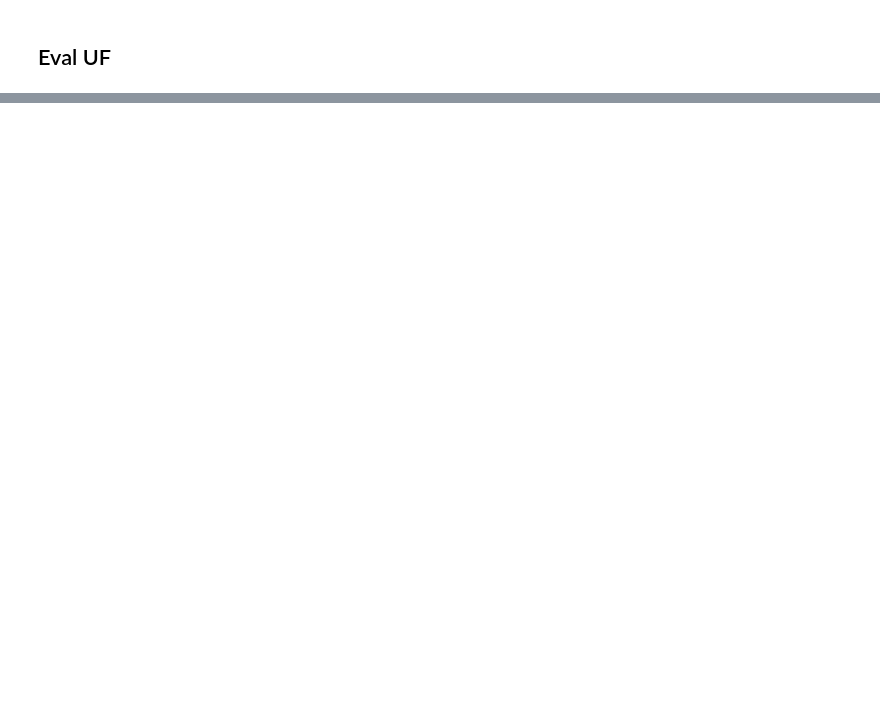
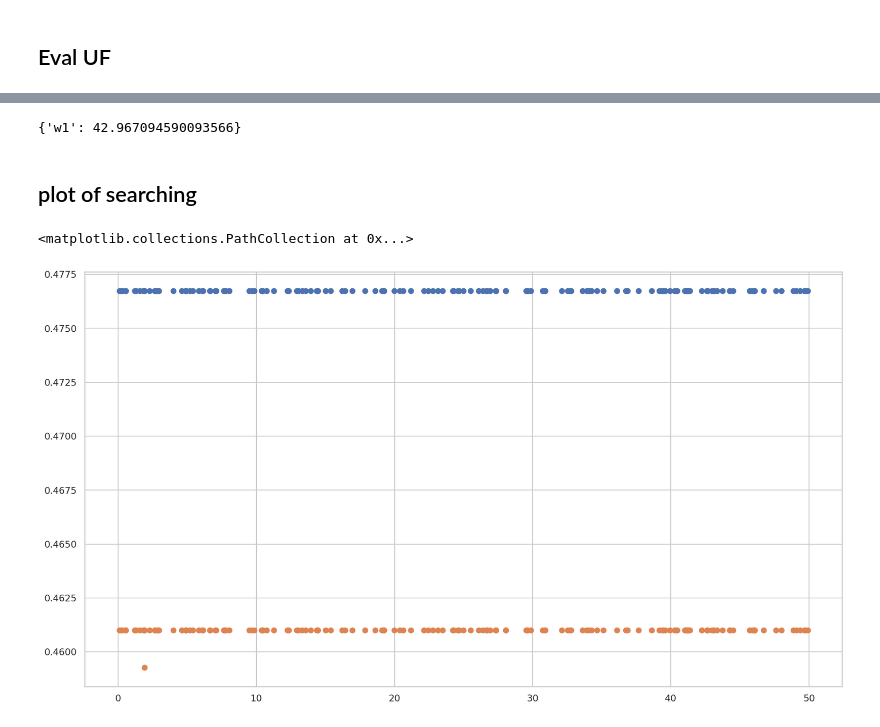
Before and after one commit to devyueightfive/recommendations_project, a Jupyter notebook: notebooks/recommend.ipynb, the cells around one changed output, grey strips where cells are left out. Drawn from its saved outputs; the diff is of its cells as text; code cells hidden in the pictures; blank space fills up the shorter version.

Commit message:
0.4688 score

```diff
--- a/notebooks/recommend.ipynb
+++ b/notebooks/recommend.ipynb
@@ -439,3 +495,7 @@ y = logs["item_id like".split()].values
+# %%
+re = RecommendationEstimator(UF.copy(), IF.copy(), 0, 0, remove_seen=True) # not changing UF matrix
+X = logs["user_id timestamp".split()].values
+y = logs["item_id like".split()].values
 # %%
 %%time
 re.score(X, y)
@@ -452,9 +512,16 @@ from scipy.stats import uniform
 # %%
 %%time
 params = {
-    'w1': uniform(loc=-10, scale=20),
-#     'w2': uniform(loc=-100, scale=200),
+    'w1': uniform(loc=0, scale=50),
+#     'w2': uniform(loc=-50, scale=100),
 }
-gs = RandomizedSearchCV(re, params, verbose = 2, n_jobs = 3, cv = TimeSeriesSplit(3), n_iter = 100)
+re = RecommendationEstimator(UF.copy(), IF.copy(), 0, 0,
+                             remove_seen=True)  # not changing UF matrix
+gs = RandomizedSearchCV(re,
+                        params,
+                        verbose=2,
+                        n_jobs=3,
+                        cv=TimeSeriesSplit(2),
+                        n_iter=150)
 gs.fit(X, y)
 # %% [output]
@@ -487 +554,17 @@ gs.best_score_
+# %%
+gs.best_params_
+# %% [output]
+{'w1': 42.967094590093566}
+# %% [markdown]
+## plot of searching
+# %%
+x = gs.cv_results_['param_w1'].data
+y = gs.cv_results_['split1_test_score']
+plt.figure()
+plt.scatter(x,y)
+y = gs.cv_results_['split0_test_score']
+plt.scatter(x,y)
+# %% [output]
+<matplotlib.collections.PathCollection at 0x...>
+[figure, added]
 # %%
```
Also changed, not shown: parts of 21 cells of this notebook.
